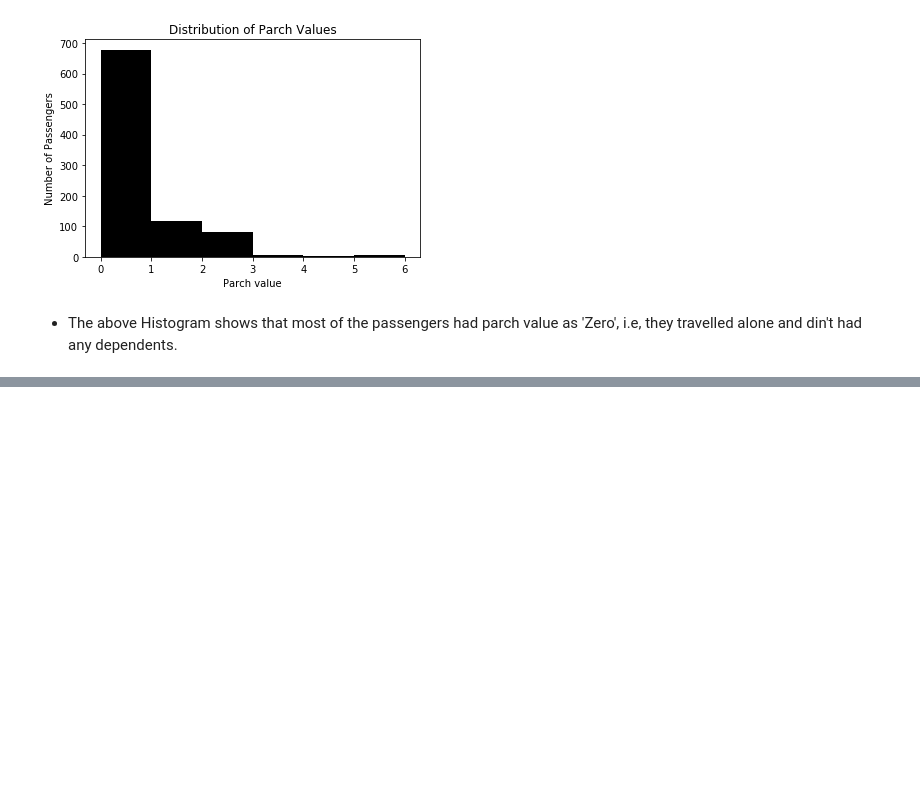
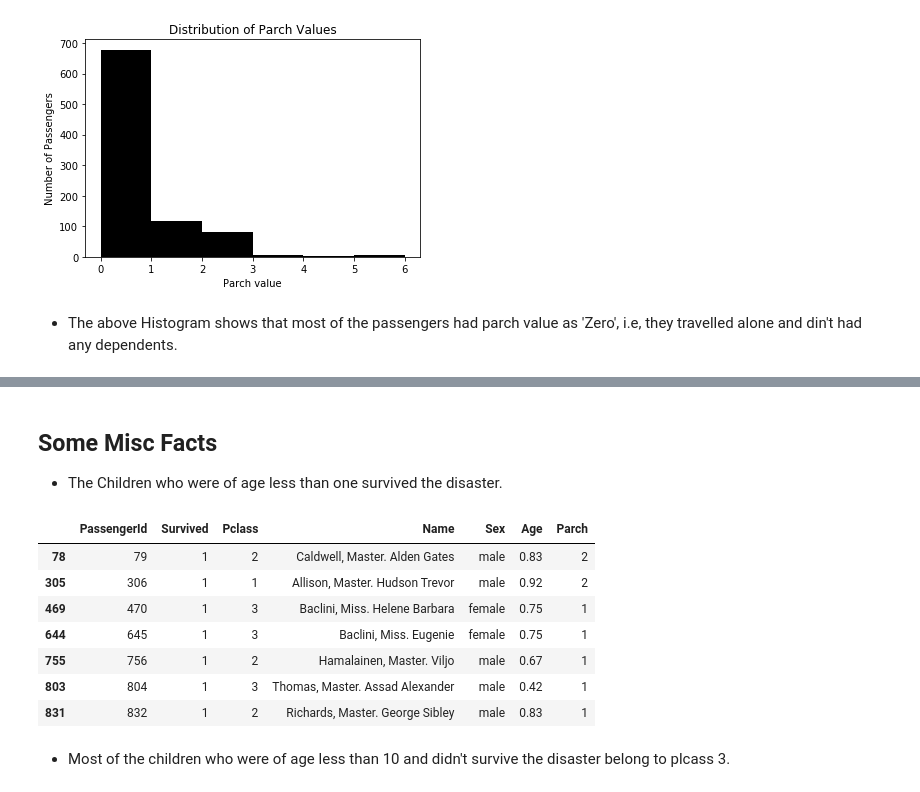
Before and after one commit to chaitanya6761/Udacity-Data-Analyst-Nano-Degree, a Jupyter notebook: P2 Investigate A Dataset(Titanic Survival Data)/Titanic_Data_Analysis.ipynb, the cells around one changed output, grey strips where cells are left out. Drawn from its saved outputs; the diff is of its cells as text; code cells hidden in the pictures; blank space fills up the shorter version.

Commit message:
added misc facts

```diff
--- a/P2 Investigate A Dataset(Titanic Survival Data)/Titanic_Data_Analysis.ipynb
+++ b/P2 Investigate A Dataset(Titanic Survival Data)/Titanic_Data_Analysis.ipynb
@@ -480,0 +469,16 @@ titanic_data[(titanic_data['Sex']=='female') & (titanic_data['Pclass']==1) & (ti
+# %% [markdown]
+## Some Misc Facts
+- The Children who were of age less than one survived the disaster.
+# %%
+titanic_data[(age_data < 1)][['PassengerId','Survived','Pclass','Name','Sex','Age','Parch',]]
+# %% [output]
+|  | PassengerId | Survived | Pclass | Name | Sex | Age | Parch |
+| 78 | 79 | 1 | 2 | Caldwell, Master. Alden Gates | male | 0.83 | 2 |
+| 305 | 306 | 1 | 1 | Allison, Master. Hudson Trevor | male | 0.92 | 2 |
+| 469 | 470 | 1 | 3 | Baclini, Miss. Helene Barbara | female | 0.75 | 1 |
+| 644 | 645 | 1 | 3 | Baclini, Miss. Eugenie | female | 0.75 | 1 |
+| 755 | 756 | 1 | 2 | Hamalainen, Master. Viljo | male | 0.67 | 1 |
+| 803 | 804 | 1 | 3 | Thomas, Master. Assad Alexander | male | 0.42 | 1 |
+| 831 | 832 | 1 | 2 | Richards, Master. George Sibley | male | 0.83 | 1 |
+# %% [markdown]
+- Most of the children who were of age less than 10 and didn't survive the disaster belong to plcass 3.
```
Also changed, not shown: parts of 3 cells of this notebook.
